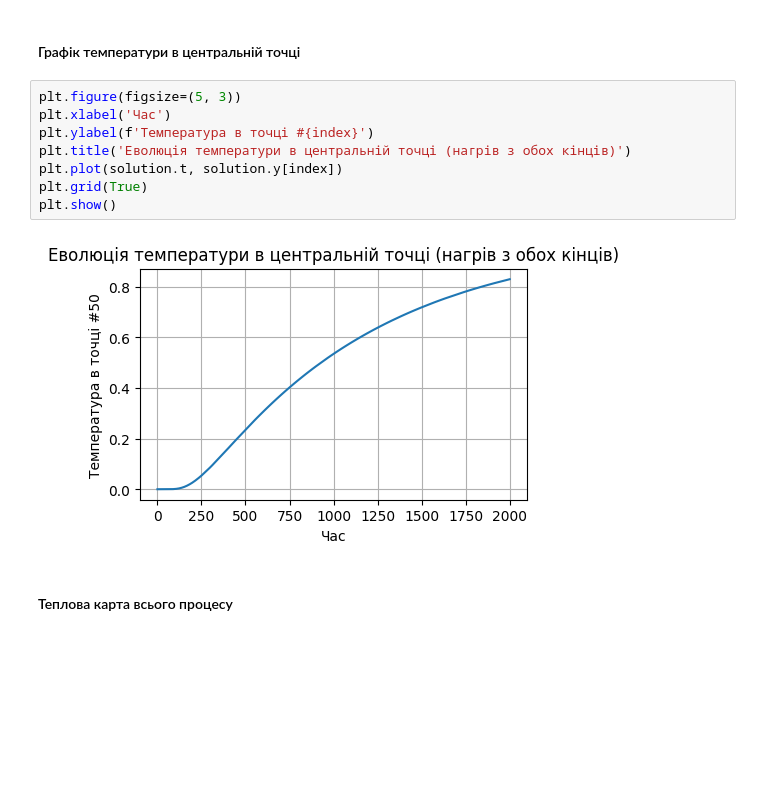
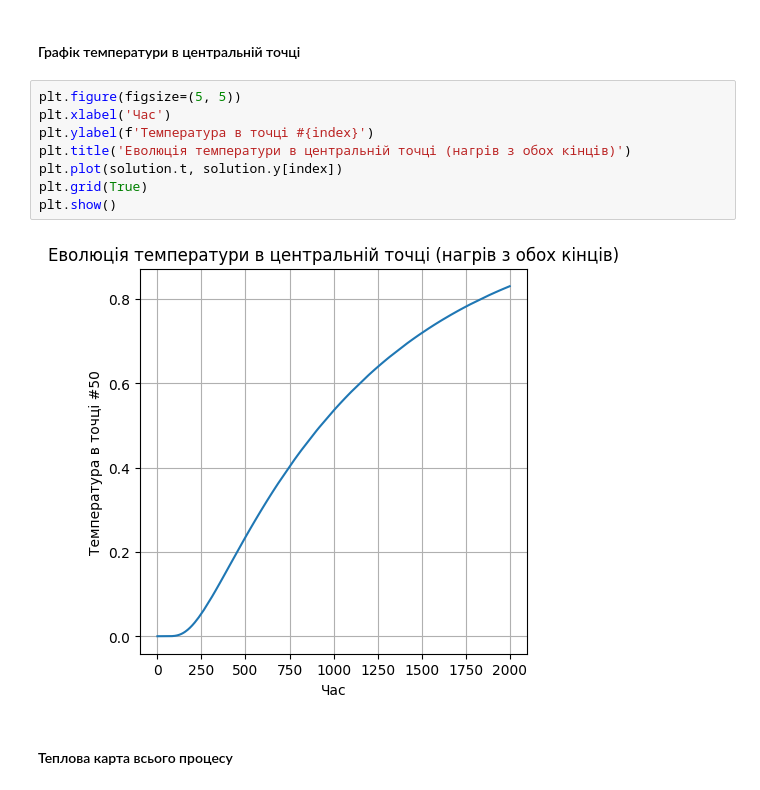
Before and after one commit to SerhiiMiroshnychenko/Notebooks, a Jupyter notebook: Heat_Transfer/Heat_Tramsfer.ipynb, the cells around one changed output. Cells and saved outputs as stored; diff of their text form; blank space fills up the shorter version.

```diff
--- a/Heat_Transfer/Heat_Tramsfer.ipynb
+++ b/Heat_Transfer/Heat_Tramsfer.ipynb
@@ -701,15 +709,15 @@ solution = integrate.solve_ivp(
 # %% [markdown]
 #### Графік температури в центральній точці
 # %%
-plt.figure(figsize=(5, 3))
+plt.figure(figsize=(5, 5))
 plt.xlabel('Час')
 plt.ylabel(f'Температура в точці #{index}')
 plt.title('Еволюція температури в центральній точці (нагрів з обох кінців)')
 plt.plot(solution.t, solution.y[index])
 plt.grid(True)
 plt.show()
 # %% [output]
-[figure, old version]
+[figure, new version]
 # %% [markdown]
 #### Теплова карта всього процесу
 # %%
```
Also changed, not shown: parts of 74 cells of this notebook.
